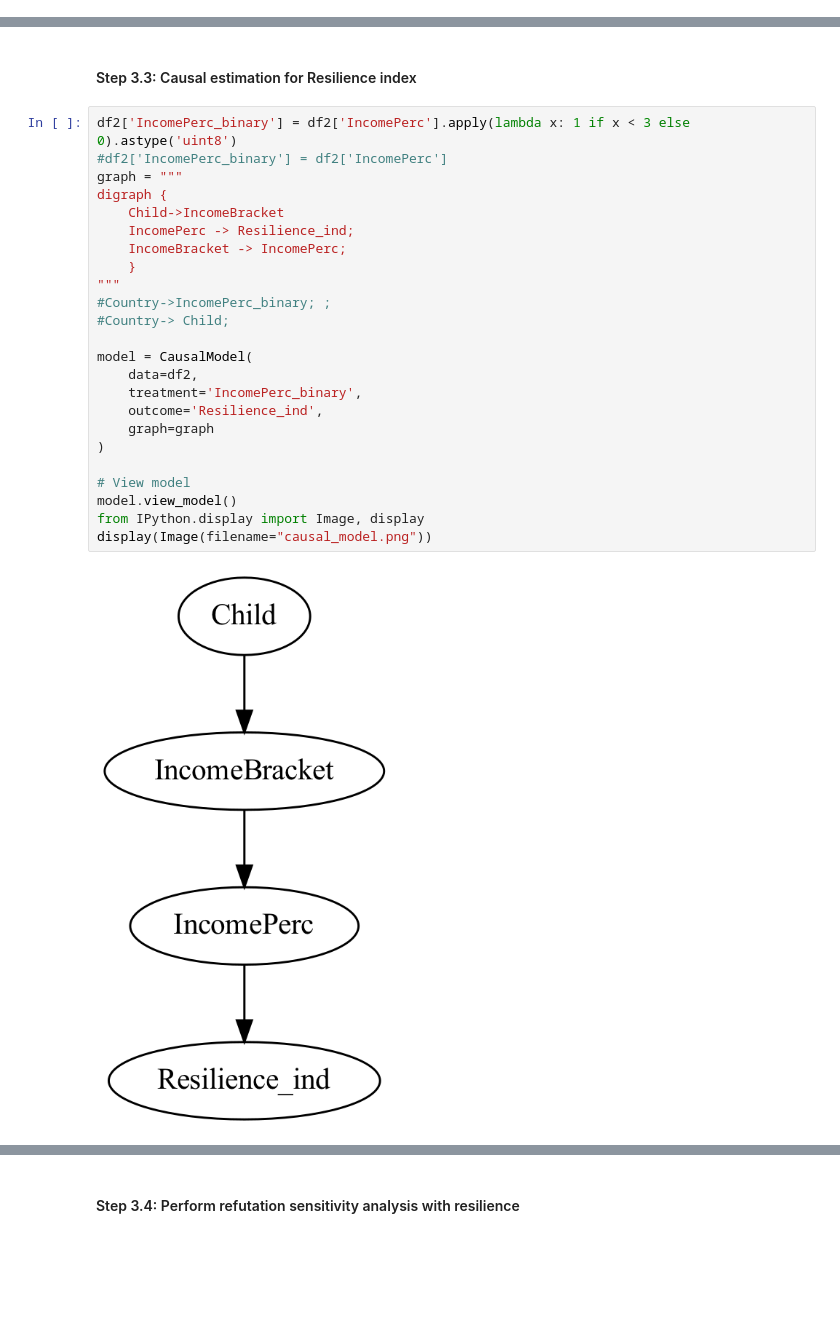
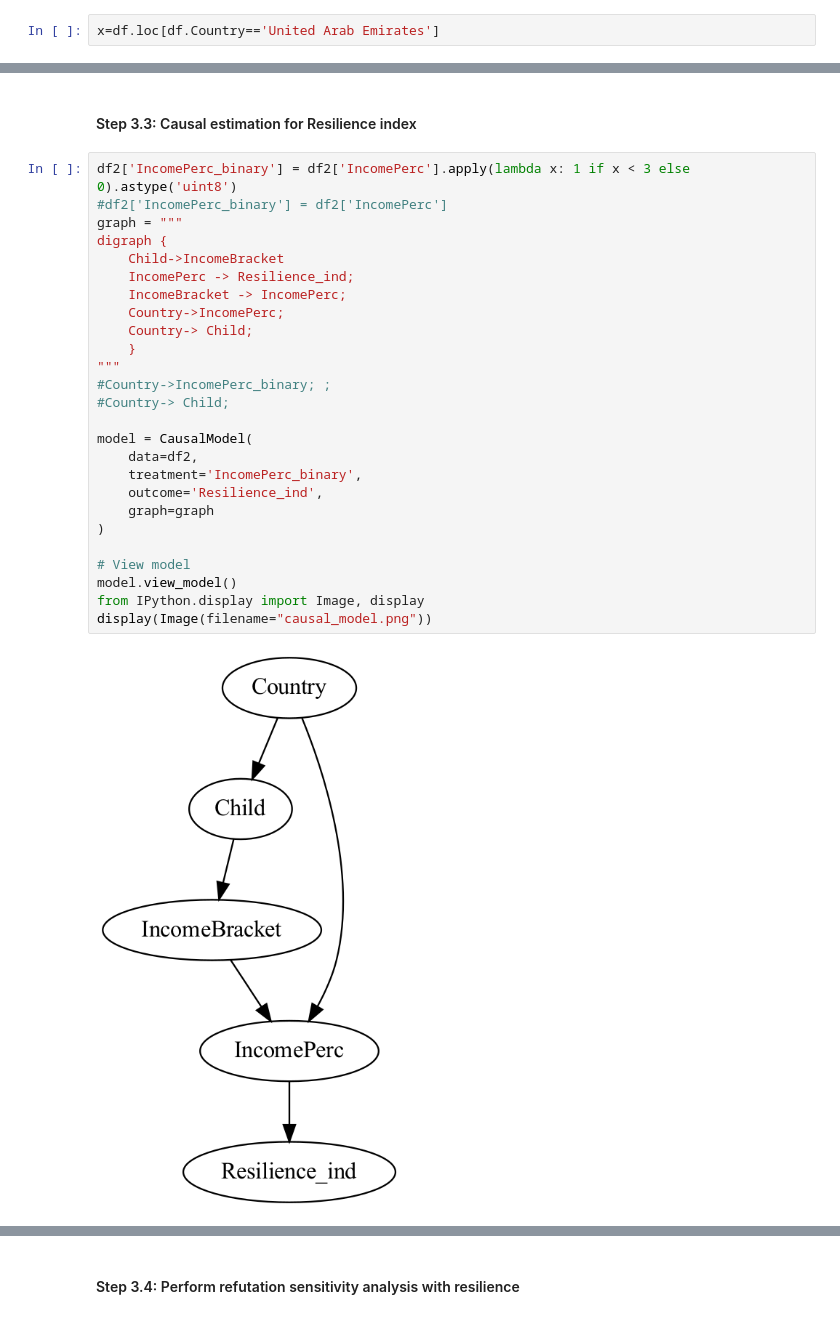
Before and after one commit to leminhkieu/Perception-experience-and-resilience-to-risks-a-global-analysis, a Jupyter notebook: Codes/Causal_discovery_inference.ipynb, the cells around one changed output, grey strips where cells are left out. Drawn from its saved outputs; the diff is of its cells as text; blank space fills up the shorter version.

```diff
--- a/Codes/Causal_discovery_inference.ipynb
+++ b/Codes/Causal_discovery_inference.ipynb
@@ -38,6 +37,8 @@ df.head(2)
 | 0 | 174262180.0 | 1.0 | United States | 2.132627 | 2021.0 | 6.0 | 1.0 | ... |
 | 1 | 115327451.0 | 1.0 | United States | 0.620385 | 2021.0 | 6.0 | 1.0 | ... |
 2 rows × 208 columns
+# %%
+x=df.loc[df.Country=='United Arab Emirates']
 # %% [markdown]
 ## Step 1: Estimate the values of Perception, Experience and Resilience index
 
@@ -421,29 +438,31 @@ CATE_perception = estimate.cate_estimates
 # %%
 df2['IncomePerc_binary'] = df2['IncomePerc'].apply(lambda x: 1 if x < 3 else 0).astype('uint8')
 #df2['IncomePerc_binary'] = df2['IncomePerc']
 graph = """
 digraph {
     Child->IncomeBracket
     IncomePerc -> Resilience_ind;
     IncomeBracket -> IncomePerc;
+    Country->IncomePerc;
+    Country-> Child;
     }
 """
 #Country->IncomePerc_binary; ;
 #Country-> Child;
 
 model = CausalModel(
     data=df2,
     treatment='IncomePerc_binary',
     outcome='Resilience_ind',
     graph=graph
 )
 
 # View model
 model.view_model()
 from IPython.display import Image, display
 display(Image(filename="causal_model.png"))
 # %% [output]
-[figure, old version]
+[figure, new version]
 # %%
 from econml.metalearners import TLearner
 from sklearn.ensemble import RandomForestRegressor
```
Also changed, not shown: parts of 11 cells of this notebook, 23 other files.
